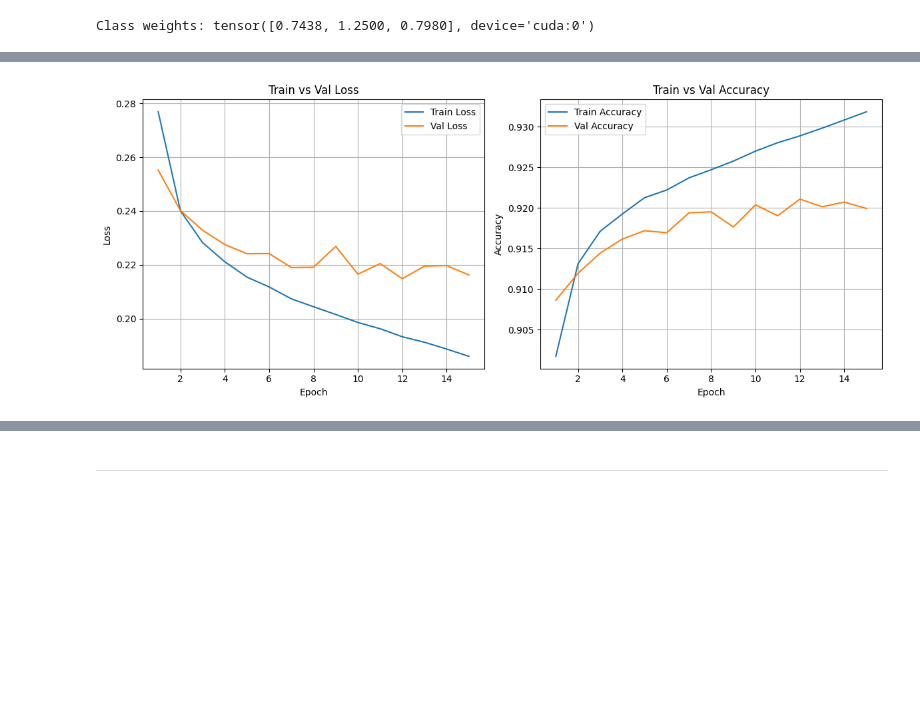
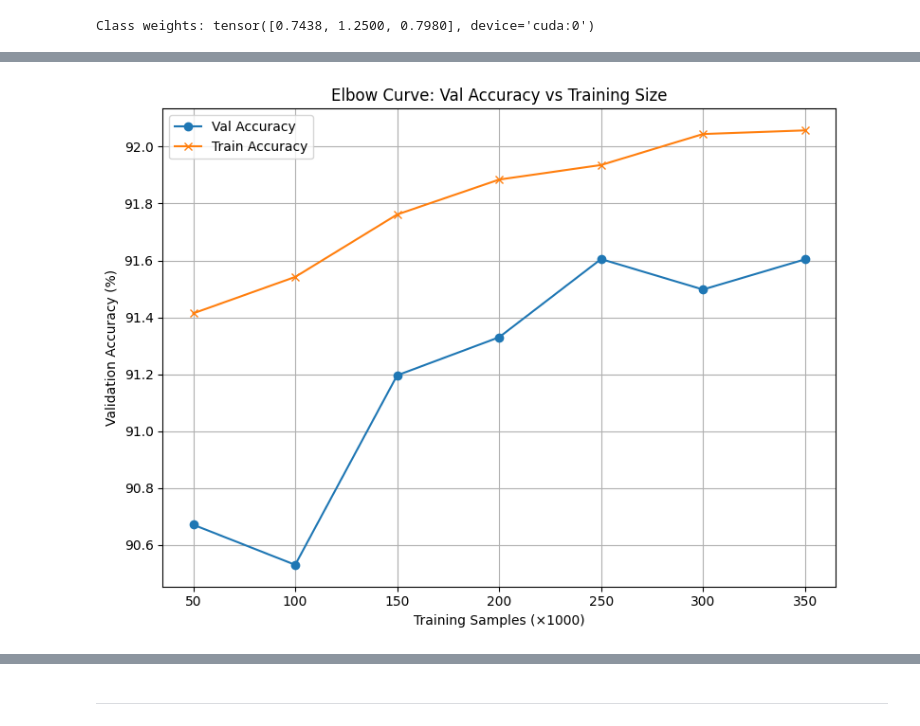
Before and after one commit to Abdul-Rehman-Tahir01/TUKL-25, a Jupyter notebook: Active Learning Strategies Experimentation/Subsampled Training using BCNN.ipynb, the cells around one changed output, grey strips where cells are left out. Saved outputs shown, nothing was run; the diff lists cells and outputs as text; code cells hidden in the pictures; blank space fills up the shorter version.

```diff
--- a/Active Learning Strategies Experimentation/Subsampled Training using BCNN.ipynb
+++ b/Active Learning Strategies Experimentation/Subsampled Training using BCNN.ipynb
@@ -24,8 +27,8 @@ BATCH_SIZE = 64
 NUM_CLASSES = 3
 LR = 1e-3
 KL_WEIGHT = 1e-8
-EPOCHS = 15
-T = 15
+EPOCHS = 5
+T = 5
 
 PRIORS = {
     'prior_mu': 0,
@@ -37,6 +40,8 @@ PRIORS = {
 SITE = 'B'
 YEAR = 2020
 
+flag_subsampled = True
+
 DEVICE = torch.device('cuda' if torch.cuda.is_available() else 'cpu')
 print(f'Using Device: {DEVICE}')
 # %% [output]
@@ -600,29 +688,62 @@ Epoch [6/15] Train Loss: 0.2118, Train Acc: 0.9222 | Val Loss: 0.2242, Val Acc:
 # %%
-epochs = range(1, EPOCHS + 1)
+if flag_subsampled:
+    def plot_elbow_curve(elbow_history):
+        x_vals = [x / 1000 for x in elbow_history["subset_size"]]
 
-plt.figure(figsize=(12, 5))
+        # Accuracy
+        plt.figure(figsize=(8, 6))
+        y_vals = [acc * 100 for acc in elbow_history["val_accuracy"]]
+        plt.plot(x_vals, y_vals, marker='o', label='Val Accuracy')
+        plt.plot(x_vals, [acc * 100 for acc in elbow_history['train_accuracy']], marker='x', label='Train Accuracy')
+        plt.xlabel("Training Samples (×1000)")
+        plt.ylabel("Validation Accuracy (%)")
+        plt.title("Elbow Curve: Val Accuracy vs Training Size")
+        plt.grid(True)
+        plt.legend()
+        plt.tight_layout()
+        plt.show()
 
-# Plot Loss
-plt.subplot(1, 2, 1)
-plt.plot(epochs, train_losses, label='Train Loss')
-plt.plot(epochs, val_losses, label='Val Loss')
-plt.xlabel('Epoch')
-plt.ylabel('Loss')
-plt.title('Train vs Val Loss')
-plt.legend()
-plt.grid(True)
+        # Train Loss
+        plt.figure(figsize=(8, 6))
+        y_vals = elbow_history["val_loss"]  # raw loss
+        plt.plot(x_vals, y_vals, marker='o', color='red', label='Val Loss')
+        plt.plot(x_vals, elbow_history["train_loss"], marker='x', label='Train Loss')
+        plt.xlabel("Training Samples (×1000)")
+        plt.ylabel("Train Loss")
+        plt.title("Elbow Curve: Train Loss vs Training Size")
+        plt.grid(True)
+        plt.legend()
+        plt.tight_layout()
+        plt.show()
 
-# Plot Accuracy
-plt.subplot(1, 2, 2)
-plt.plot(epochs, train_accs, label='Train Accuracy')
-plt.plot(epochs, val_accs, label='Val Accuracy')
-plt.xlabel('Epoch')
-plt.ylabel('Accuracy')
-plt.title('Train vs Val Accuracy')
-plt.legend()
-plt.grid(True)
+    plot_elbow_curve(elbow_history)
 
-plt.tight_layout()
-plt.show()
+else:
+    epochs = range(1, EPOCHS + 1)
+
+    plt.figure(figsize=(12, 5))
+
+    # Plot Loss
+    plt.subplot(1, 2, 1)
+    plt.plot(epochs, train_losses, label='Train Loss')
+    plt.plot(epochs, val_losses, label='Val Loss')
+    plt.xlabel('Epoch')
+    plt.ylabel('Loss')
+    plt.title('Train vs Val Loss')
+    plt.legend()
+    plt.grid(True)
+
+    # Plot Accuracy
+    plt.subplot(1, 2, 2)
+    plt.plot(epochs, train_accs, label='Train Accuracy')
+    plt.plot(epochs, val_accs, label='Val Accuracy')
+    plt.xlabel('Epoch')
+    plt.ylabel('Accuracy')
+    plt.title('Train vs Val Accuracy')
+    plt.legend()
+    plt.grid(True)
+
+    plt.tight_layout()
+    plt.show()
 # %% [output]
-[figure, old version]
+[figure, new version]
```
Also changed, not shown: parts of 11 cells of this notebook, 1 other file.
